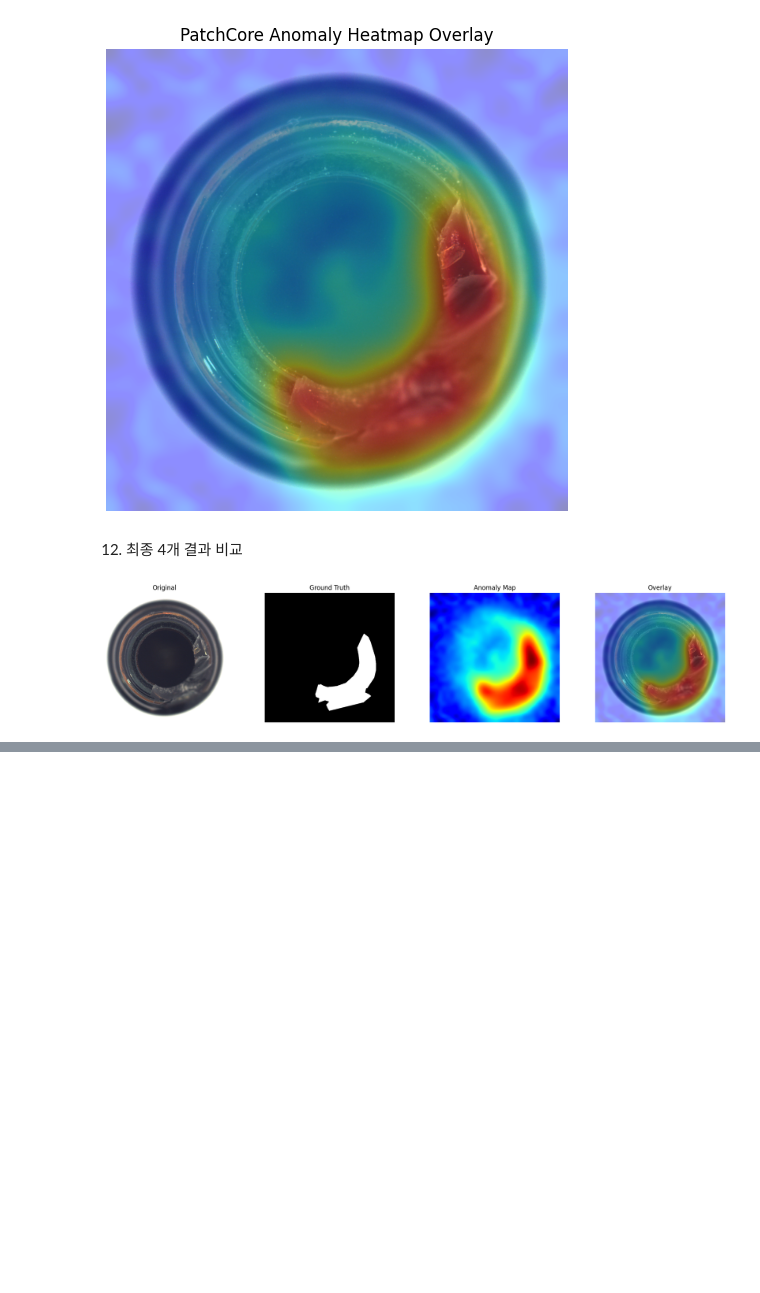
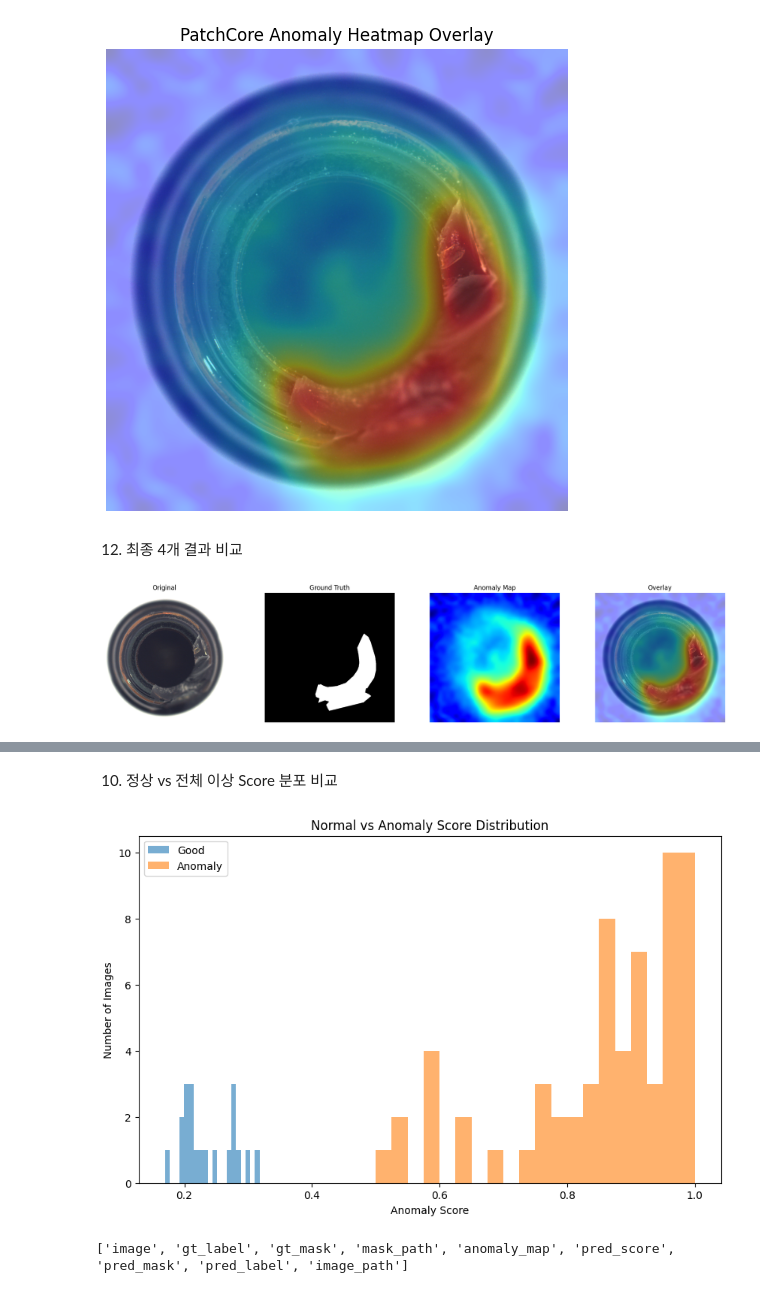
Before and after one commit to minwoo1119/edge-anomaly-detection, a Jupyter notebook: notebooks/anomaly_evaluation.ipynb, the cells around one changed output, grey strips where cells are left out. Cells and saved outputs as stored; diff of their text form; code cells hidden in the pictures; blank space fills up the shorter version.

```diff
--- a/notebooks/anomaly_evaluation.ipynb
+++ b/notebooks/anomaly_evaluation.ipynb
@@ -365,0 +528,43 @@ plt.show()
+# %% [markdown]
+10. 정상 vs 전체 이상 Score 분포 비교
+# %%
+good_scores = score_df.loc[
+    score_df["gt_label"] == 0,
+    "anomaly_score"
+]
+
+anomaly_scores_all = score_df.loc[
+    score_df["gt_label"] == 1,
+    "anomaly_score"
+]
+
+plt.figure(figsize=(10, 6))
+
+plt.hist(
+    good_scores,
+    bins=20,
+    alpha=0.6,
+    label="Good",
+)
+
+plt.hist(
+    anomaly_scores_all,
+    bins=20,
+    alpha=0.6,
+    label="Anomaly",
+)
+
+plt.xlabel("Anomaly Score")
+plt.ylabel("Number of Images")
+plt.title("Normal vs Anomaly Score Distribution")
+
+plt.legend()
+plt.show()
+# %% [output]
+[figure, added]
+# %%
+print(
+    predictions[0].keys(include_none=False)
+)
+# %% [output]
+['image', 'gt_label', 'gt_mask', 'mask_path', 'anomaly_map', 'pred_score', 'pred_mask', 'pred_label', 'image_path']
```
Also changed, not shown: parts of 19 cells of this notebook.
